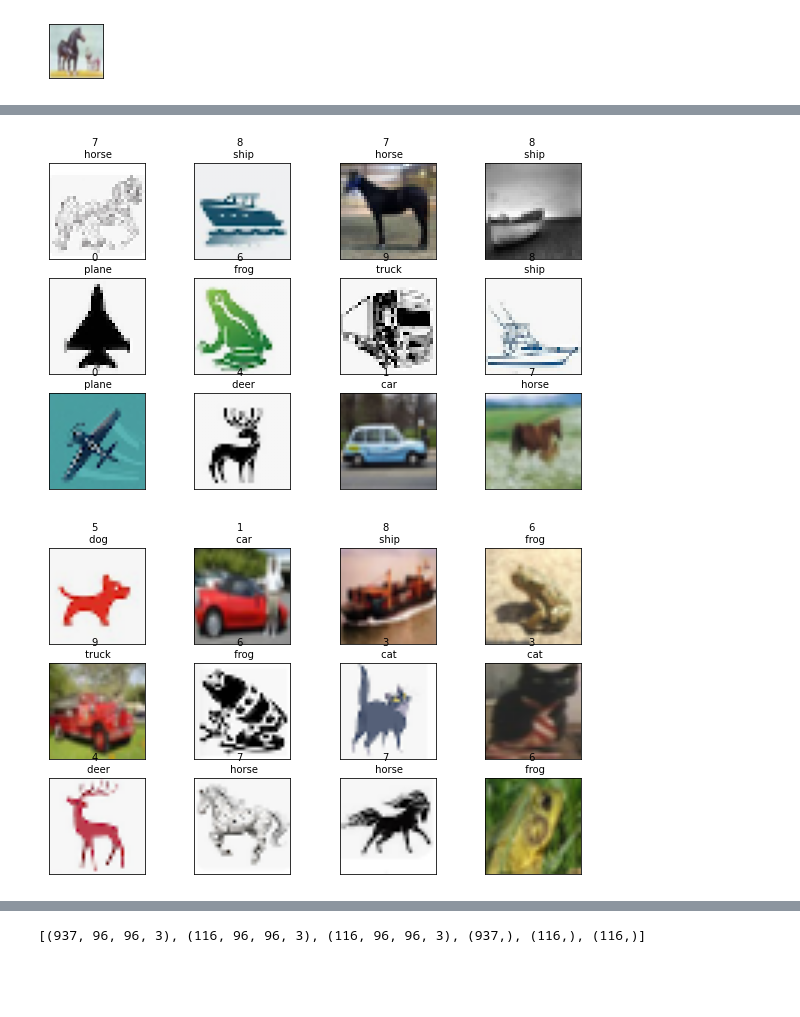
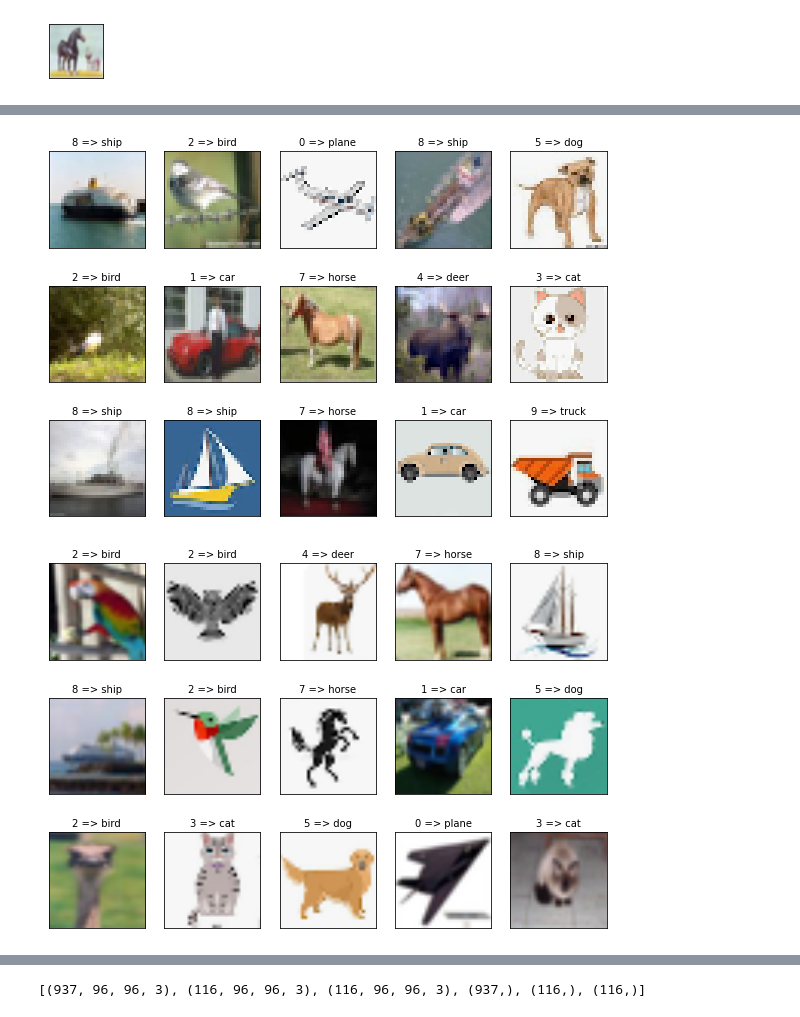
Before and after one commit to OlgaBelitskaya/kaggle_image_experiments, a Jupyter notebook: pictogram-photo-classification.ipynb, the cells around one changed output, grey strips where cells are left out. Drawn from its saved outputs; the diff is of its cells as text; code cells hidden in the pictures; blank space fills up the shorter version.

```diff
--- a/pictogram-photo-classification.ipynb
+++ b/pictogram-photo-classification.ipynb
@@ -127,11 +127,11 @@ def display_images(images,labels,n,names=names2):
         images.shape[0],size=n,replace=False)
     for i,idx in enumerate(randch):
         ax=fig.add_subplot(
-            n//4,4,i+1,xticks=[],yticks=[])
+            n//5,5,i+1,xticks=[],yticks=[])
         ax.imshow(images[idx])
         label=labels[idx]
         name=names[0][label]
-        ax.set_title('{} \n {}'\
+        ax.set_title('{} => {}'\
                      .format(str(label),str(name)),
                      fontsize=10)
     pl.show()
@@ -354,9 +354,9 @@ get_mixed_data([x_train1,x_test1,x_valid1,
                [x_train2,x_test2,x_valid2,
                 y_train2,y_valid2,y_test2])
 # %%
-display_images(x_train0,y_train0,12)
+display_images(x_train0,y_train0,15)
 # %% [output]
-[figure, old version]
+[figure, new version]
 # %%
 rx_train0,rx_test0,rx_valid0,\
 ry_train0,ry_valid0,ry_test0=\
@@ -365,9 +365,9 @@ get_mixed_data([rx_train1,rx_test1,rx_valid1,
                [rx_train2,rx_test2,rx_valid2,
                 ry_train2,ry_valid2,ry_test2])
 # %%
-display_images(rx_train0,ry_train0,12)
+display_images(rx_train0,ry_train0,15)
 # %% [output]
-[figure, old version]
+[figure, new version]
 # %%
 dhtml('Data Dictionary')
 # %% [output]
```
Also changed, not shown: parts of 21 cells of this notebook.
